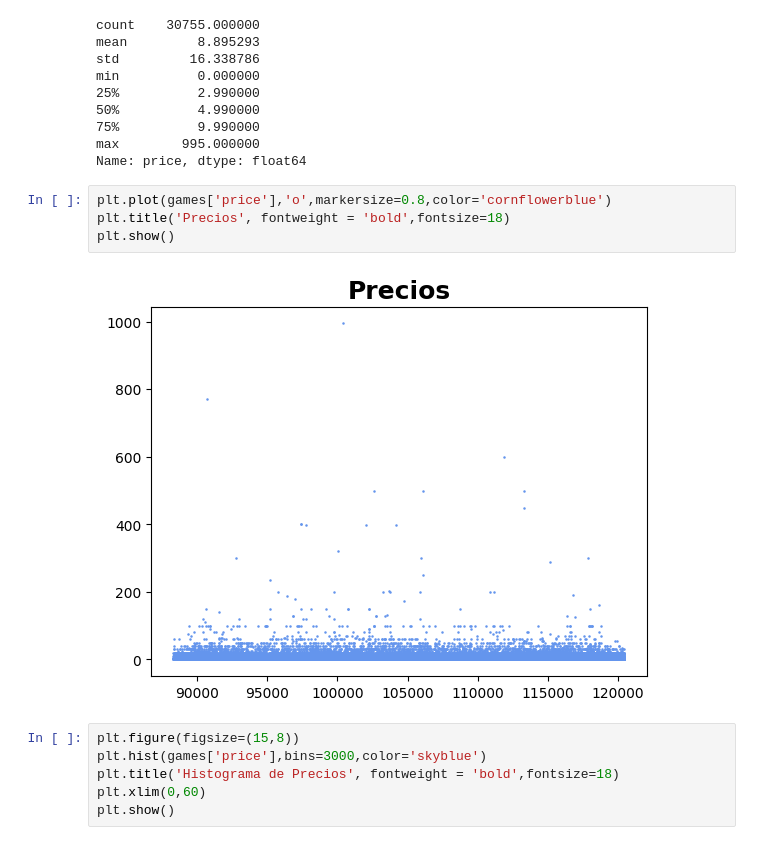
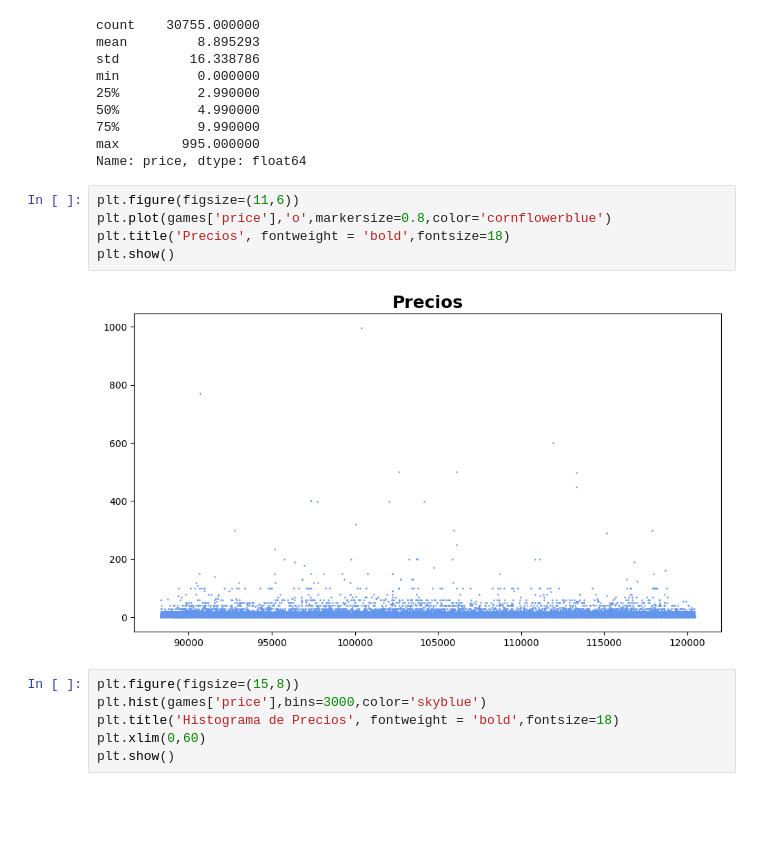
Before and after one commit to carocardenas0699/PI-1-Machine-Learning, a Jupyter notebook: EDA.ipynb, the cells around one changed output. Drawn from its saved outputs; the diff is of its cells as text; blank space fills up the shorter version.

```diff
--- a/EDA.ipynb
+++ b/EDA.ipynb
@@ -231,11 +231,12 @@ min          0.000000
 max        995.000000
 Name: price, dtype: float64
 # %%
+plt.figure(figsize=(11,6))
 plt.plot(games['price'],'o',markersize=0.8,color='cornflowerblue')
 plt.title('Precios', fontweight = 'bold',fontsize=18)
 plt.show()
 # %% [output]
-[figure, old version]
+[figure, new version]
 # %%
 plt.figure(figsize=(15,8))
 plt.hist(games['price'],bins=3000,color='skyblue')
```
Also changed, not shown: parts of 26 cells of this notebook, 5 other files.
